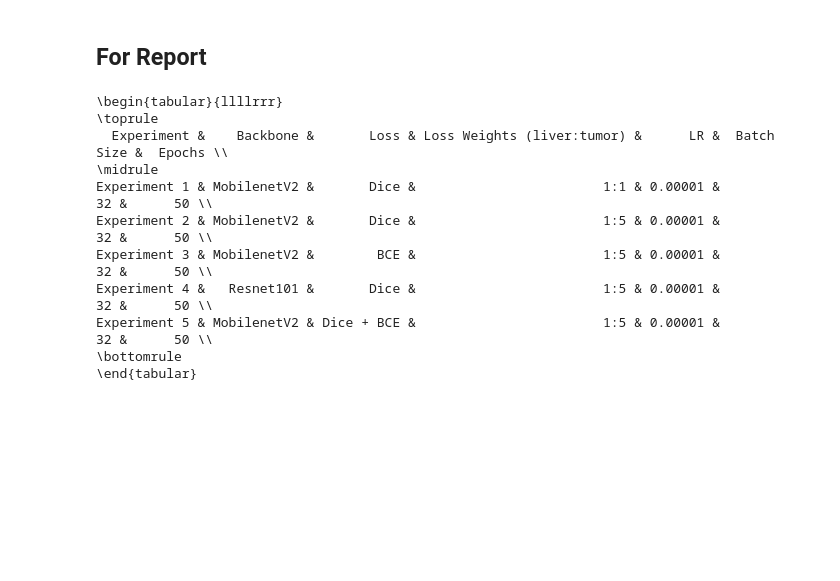
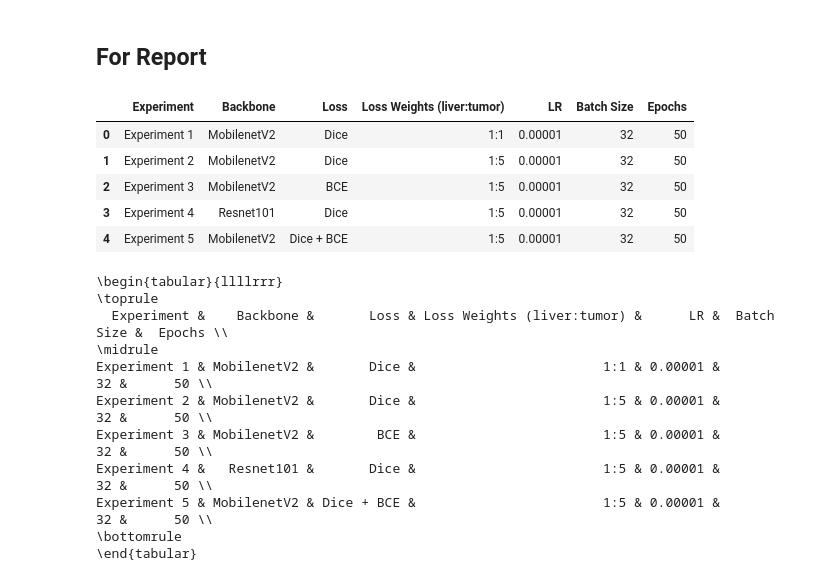
Before and after one commit to aneesurhashmi/hc703_a3, a Jupyter notebook: csv_processing.ipynb, the cells around one changed output. Drawn from its saved outputs; the diff is of its cells as text; code cells hidden in the pictures; blank space fills up the shorter version.

```diff
--- a/csv_processing.ipynb
+++ b/csv_processing.ipynb
@@ -237,6 +237,15 @@ experimental_setup_dict = {
     "Batch Size": all_batch_size,
     "Epochs": all_epochs,
 }
+# %%
+pd.DataFrame.from_dict(experimental_setup_dict)
+# %% [output]
+|  | Experiment | Backbone | Loss | Loss Weights (liver:tumor) | LR | Batch Size | Epochs |
+| 0 | Experiment 1 | MobilenetV2 | Dice | 1:1 | 0.00001 | 32 | 50 |
+| 1 | Experiment 2 | MobilenetV2 | Dice | 1:5 | 0.00001 | 32 | 50 |
+| 2 | Experiment 3 | MobilenetV2 | BCE | 1:5 | 0.00001 | 32 | 50 |
+| 3 | Experiment 4 | Resnet101 | Dice | 1:5 | 0.00001 | 32 | 50 |
+| 4 | Experiment 5 | MobilenetV2 | Dice + BCE | 1:5 | 0.00001 | 32 | 50 |
 # %%
 print(pd.DataFrame.from_dict(experimental_setup_dict).to_latex(index=False))
 # %% [output]
```
Also changed, not shown: parts of 9 cells of this notebook, 7 other files.
